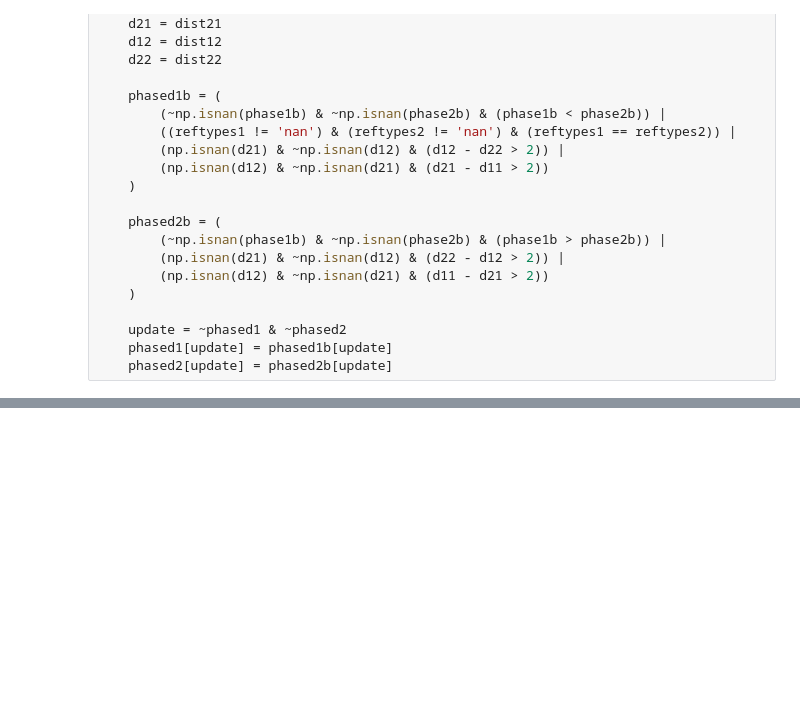
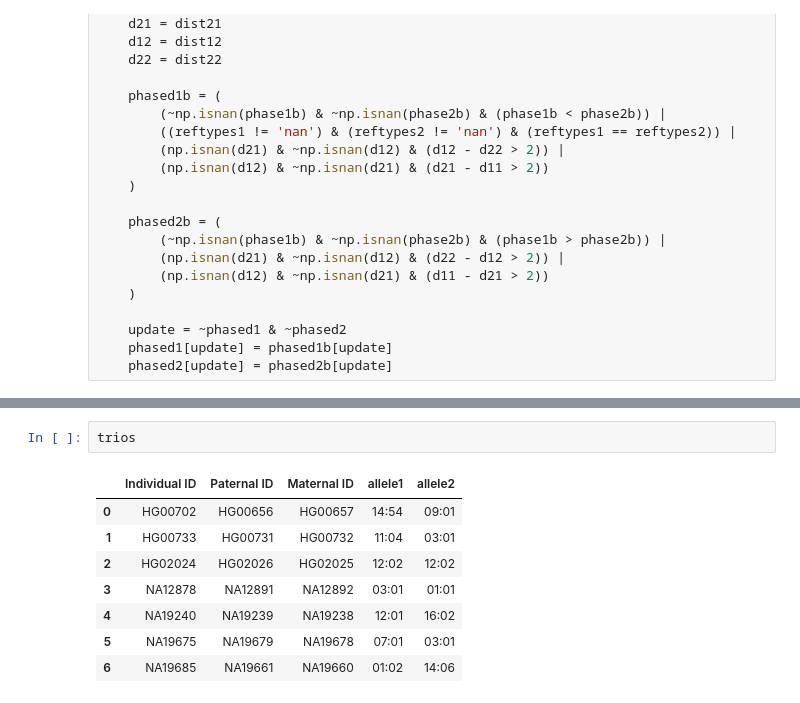
Before and after one commit to Suuuuuuuus/QUILT_sus, a Jupyter notebook: QUILT/Python/phasing_new.ipynb, the cells around one changed output, grey strips where cells are left out. Saved outputs shown, nothing was run; the diff lists cells and outputs as text; blank space fills up the shorter version.

```diff
--- a/QUILT/Python/phasing_new.ipynb
+++ b/QUILT/Python/phasing_new.ipynb
@@ -672,0 +737,11 @@ hla
+# %%
+trios
+# %% [output]
+|  | Individual ID | Paternal ID | Maternal ID | allele1 | allele2 |
+| 0 | HG00702 | HG00656 | HG00657 | 14:54 | 09:01 |
+| 1 | HG00733 | HG00731 | HG00732 | 11:04 | 03:01 |
+| 2 | HG02024 | HG02026 | HG02025 | 12:02 | 12:02 |
+| 3 | NA12878 | NA12891 | NA12892 | 03:01 | 01:01 |
+| 4 | NA19240 | NA19239 | NA19238 | 12:01 | 16:02 |
+| 5 | NA19675 | NA19679 | NA19678 | 07:01 | 03:01 |
+| 6 | NA19685 | NA19661 | NA19660 | 01:02 | 14:06 |
```
Also changed, not shown: parts of 16 cells of this notebook, 1 other file.
